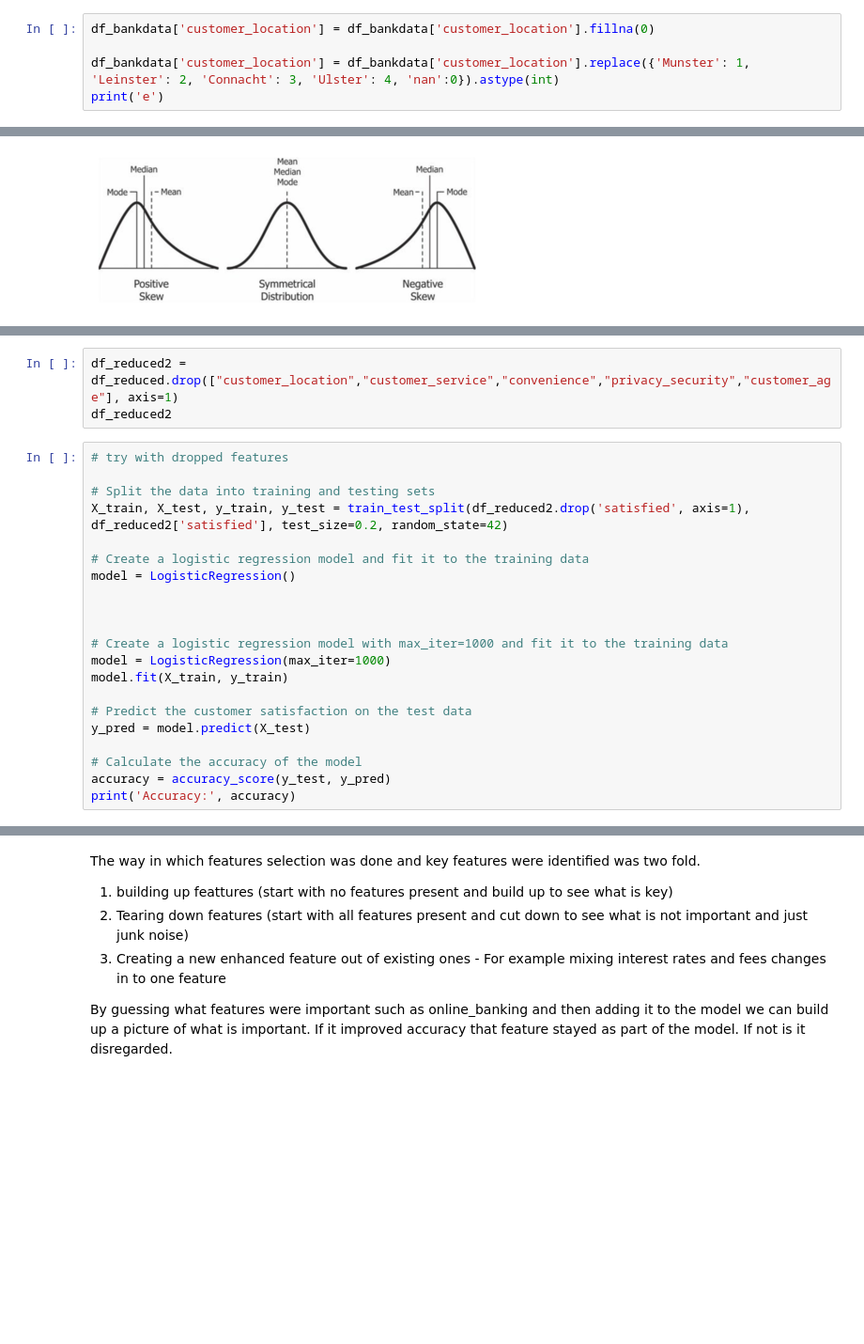
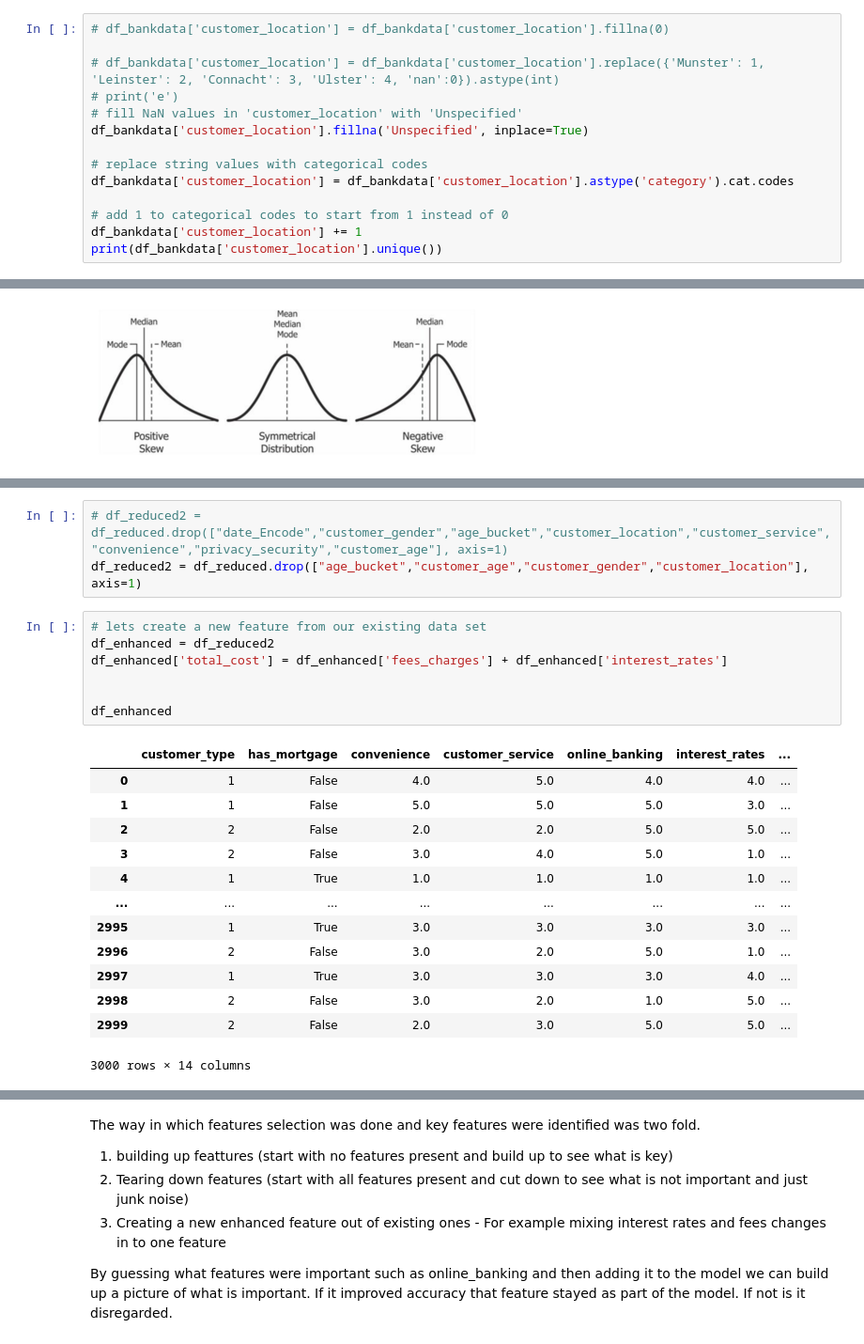
Before and after one commit to soggyfox/bankCustomerSatisfaction-Data-Analysis, a Jupyter notebook: Yesh.ipynb, the cells around one changed output, grey strips where cells are left out. Shown at 94% size. Drawn from its saved outputs; the diff is of its cells as text; blank space fills up the shorter version.

```diff
--- a/Yesh.ipynb
+++ b/Yesh.ipynb
@@ -134,5 +224,14 @@ print(df_bankdata['customer_age'].unique())
 # %%
-df_bankdata['customer_location'] = df_bankdata['customer_location'].fillna(0)
+# df_bankdata['customer_location'] = df_bankdata['customer_location'].fillna(0)
 
-df_bankdata['customer_location'] = df_bankdata['customer_location'].replace({'Munster': 1, 'Leinster': 2, 'Connacht': 3, 'Ulster': 4, 'nan':0}).astype(int)
-print('e')
+# df_bankdata['customer_location'] = df_bankdata['customer_location'].replace({'Munster': 1, 'Leinster': 2, 'Connacht': 3, 'Ulster': 4, 'nan':0}).astype(int)
+# print('e')
+# fill NaN values in 'customer_location' with 'Unspecified'
+df_bankdata['customer_location'].fillna('Unspecified', inplace=True)
+
+# replace string values with categorical codes
+df_bankdata['customer_location'] = df_bankdata['customer_location'].astype('category').cat.codes
+
+# add 1 to categorical codes to start from 1 instead of 0
+df_bankdata['customer_location'] += 1
+print(df_bankdata['customer_location'].unique())
@@ -295,24 +444,24 @@ print('Accuracy:', accuracy)
 # %%
-df_reduced2 = df_reduced.drop(["customer_location","customer_service","convenience","privacy_security","customer_age"], axis=1)
-df_reduced2
+# df_reduced2 = df_reduced.drop(["date_Encode","customer_gender","age_bucket","customer_location","customer_service","convenience","privacy_security","customer_age"], axis=1)
+df_reduced2 = df_reduced.drop(["age_bucket","customer_age","customer_gender","customer_location"], axis=1)
-# %%
-# try with dropped features
-
-# Split the data into training and testing sets
-X_train, X_test, y_train, y_test = train_test_split(df_reduced2.drop('satisfied', axis=1), df_reduced2['satisfied'], test_size=0.2, random_state=42)
-
-# Create a logistic regression model and fit it to the training data
-model = LogisticRegression()
-
-
-
-# Create a logistic regression model with max_iter=1000 and fit it to the training data
-model = LogisticRegression(max_iter=1000)
-model.fit(X_train, y_train)
-
-# Predict the customer satisfaction on the test data
-y_pred = model.predict(X_test)
-
-# Calculate the accuracy of the model
-accuracy = accuracy_score(y_test, y_pred)
-print('Accuracy:', accuracy)
+# %%
+# lets create a new feature from our existing data set
+df_enhanced = df_reduced2
+df_enhanced['total_cost'] = df_enhanced['fees_charges'] + df_enhanced['interest_rates']
+
+
+df_enhanced
+# %% [output]
+|  | customer_type | has_mortgage | convenience | customer_service | online_banking | interest_rates | ... |
+| 0 | 1 | False | 4.0 | 5.0 | 4.0 | 4.0 | ... |
+| 1 | 1 | False | 5.0 | 5.0 | 5.0 | 3.0 | ... |
+| 2 | 2 | False | 2.0 | 2.0 | 5.0 | 5.0 | ... |
+| 3 | 2 | False | 3.0 | 4.0 | 5.0 | 1.0 | ... |
+| 4 | 1 | True | 1.0 | 1.0 | 1.0 | 1.0 | ... |
+| ... | ... | ... | ... | ... | ... | ... | ... |
+| 2995 | 1 | True | 3.0 | 3.0 | 3.0 | 3.0 | ... |
+| 2996 | 2 | False | 3.0 | 2.0 | 5.0 | 1.0 | ... |
+| 2997 | 1 | True | 3.0 | 3.0 | 3.0 | 4.0 | ... |
+| 2998 | 2 | False | 3.0 | 2.0 | 1.0 | 5.0 | ... |
+| 2999 | 2 | False | 2.0 | 3.0 | 5.0 | 5.0 | ... |
+3000 rows × 14 columns
```
Also changed, not shown: parts of 34 cells of this notebook.
